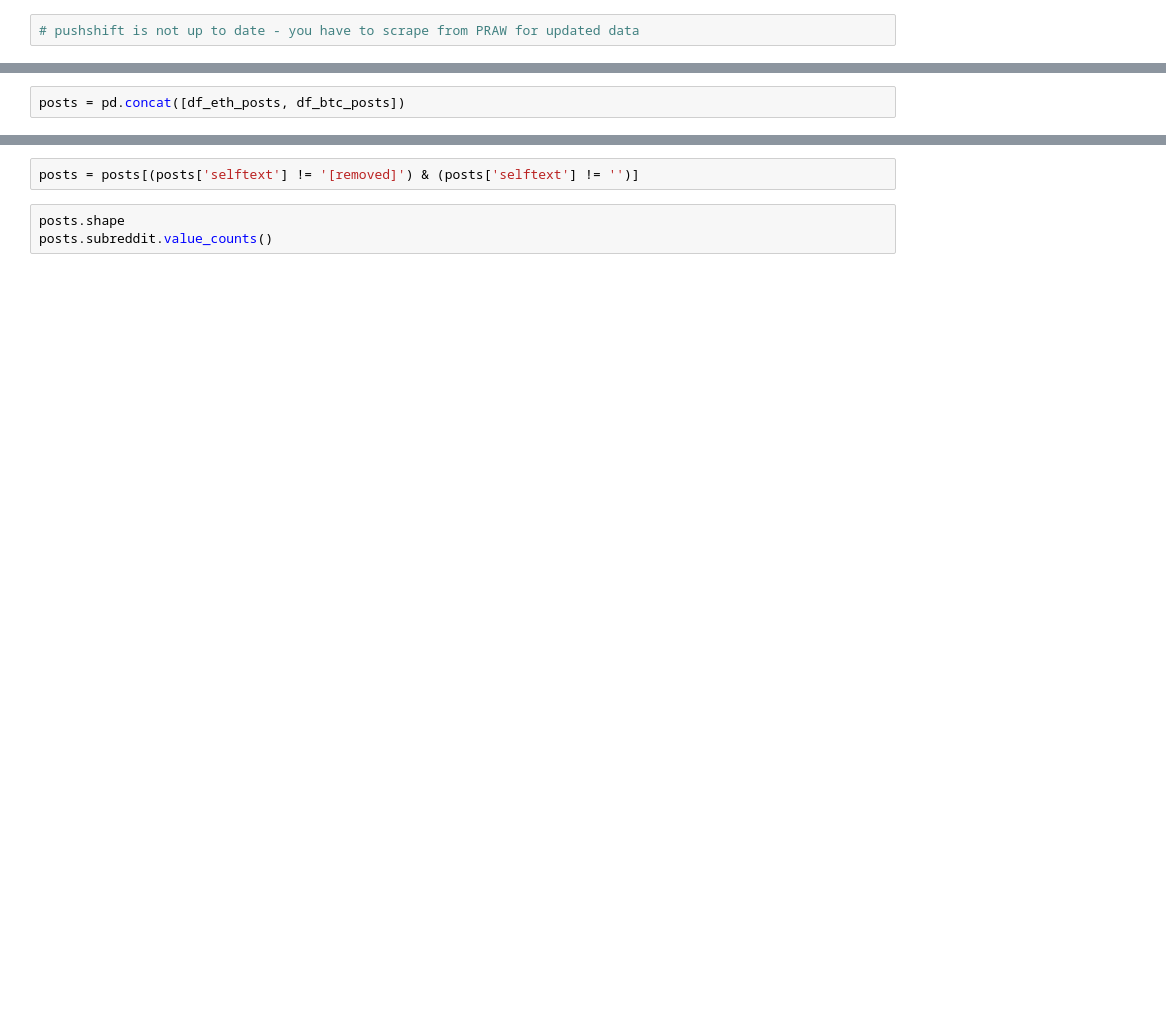
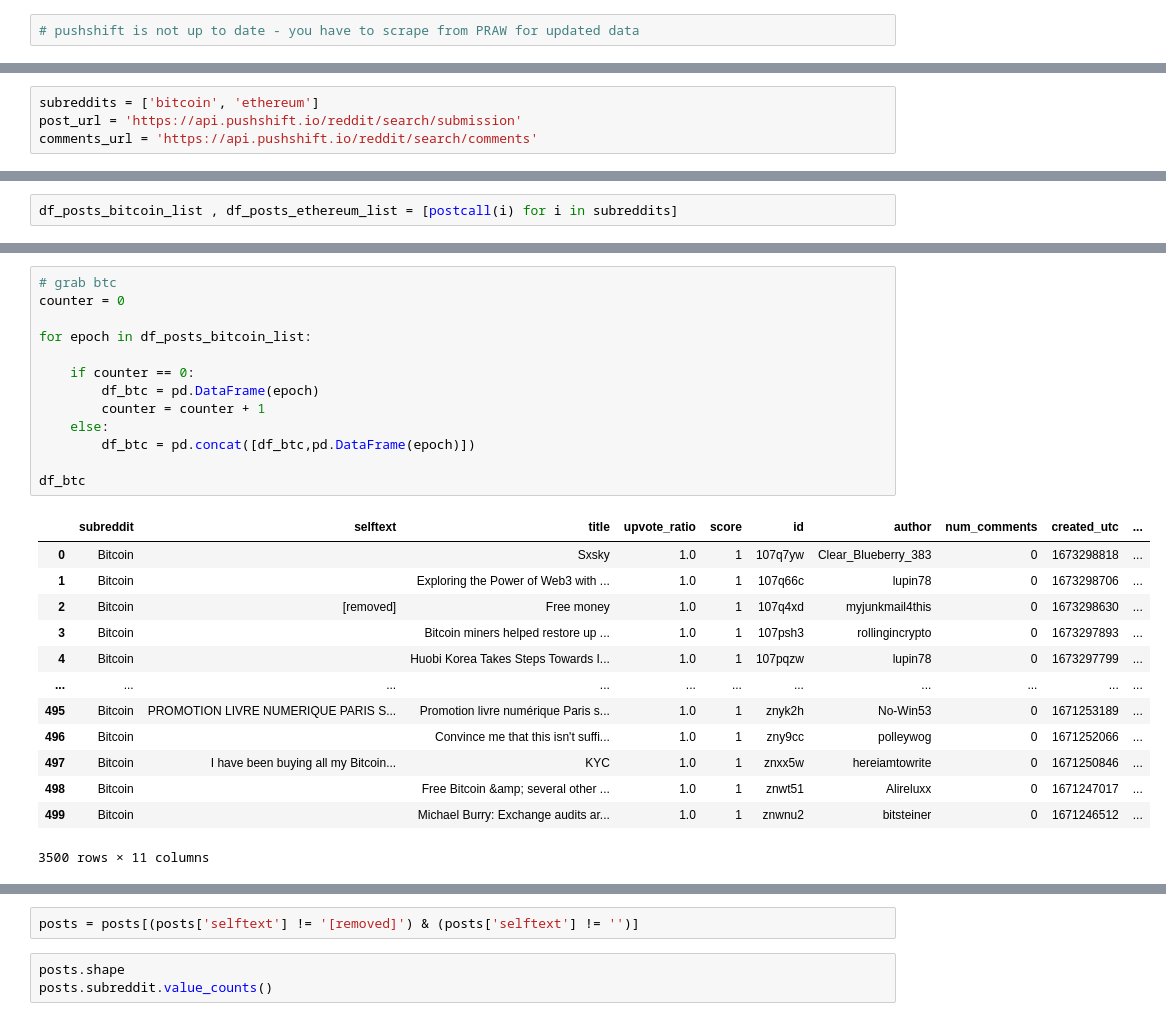
Before and after one commit to ssaurbier/subreddit_nlp, a Jupyter notebook: pushshift.ipynb, the cells around one changed output, grey strips where cells are left out. Drawn from its saved outputs; the diff is of its cells as text; blank space fills up the shorter version.

```diff
--- a/pushshift.ipynb
+++ b/pushshift.ipynb
@@ -83,2 +10,0 @@ df_eth_posts.head().T
-# %%
-posts = pd.concat([df_eth_posts, df_btc_posts])
@@ -88,0 +13,4 @@ posts.shape
+# %%
+subreddits = ['bitcoin', 'ethereum']
+post_url = 'https://api.pushshift.io/reddit/search/submission'
+comments_url = 'https://api.pushshift.io/reddit/search/comments'
@@ -88,0 +90,2 @@ posts.shape
+# %%
+df_posts_bitcoin_list , df_posts_ethereum_list = [postcall(i) for i in subreddits]
@@ -88,0 +180,27 @@ posts.shape
+# %%
+# grab btc
+counter = 0
+
+for epoch in df_posts_bitcoin_list:
+
+    if counter == 0:
+        df_btc = pd.DataFrame(epoch)
+        counter = counter + 1
+    else:
+        df_btc = pd.concat([df_btc,pd.DataFrame(epoch)])
+
+df_btc
+# %% [output]
+|  | subreddit | selftext | title | upvote_ratio | score | id | author | num_comments | created_utc | ... |
+| 0 | Bitcoin |  | Sxsky | 1.0 | 1 | 107q7yw | Clear_Blueberry_383 | 0 | 1673298818 | ... |
+| 1 | Bitcoin |  | Exploring the Power of Web3 with ... | 1.0 | 1 | 107q66c | lupin78 | 0 | 1673298706 | ... |
+| 2 | Bitcoin | [removed] | Free money | 1.0 | 1 | 107q4xd | myjunkmail4this | 0 | 1673298630 | ... |
+| 3 | Bitcoin |  | Bitcoin miners helped restore up ... | 1.0 | 1 | 107psh3 | rollingincrypto | 0 | 1673297893 | ... |
+| 4 | Bitcoin |  | Huobi Korea Takes Steps Towards I... | 1.0 | 1 | 107pqzw | lupin78 | 0 | 1673297799 | ... |
+| ... | ... | ... | ... | ... | ... | ... | ... | ... | ... | ... |
+| 495 | Bitcoin | PROMOTION LIVRE NUMERIQUE PARIS S... | Promotion livre numérique Paris s... | 1.0 | 1 | znyk2h | No-Win53 | 0 | 1671253189 | ... |
+| 496 | Bitcoin |  | Convince me that this isn't suffi... | 1.0 | 1 | zny9cc | polleywog | 0 | 1671252066 | ... |
+| 497 | Bitcoin | I have been buying all my Bitcoin... | KYC | 1.0 | 1 | znxx5w | hereiamtowrite | 0 | 1671250846 | ... |
+| 498 | Bitcoin |  | Free Bitcoin &amp; several other ... | 1.0 | 1 | znwt51 | Alireluxx | 0 | 1671247017 | ... |
+| 499 | Bitcoin |  | Michael Burry: Exchange audits ar... | 1.0 | 1 | znwnu2 | bitsteiner | 0 | 1671246512 | ... |
+3500 rows × 11 columns
```
Also changed, not shown: parts of 49 cells of this notebook, 2 other files.
